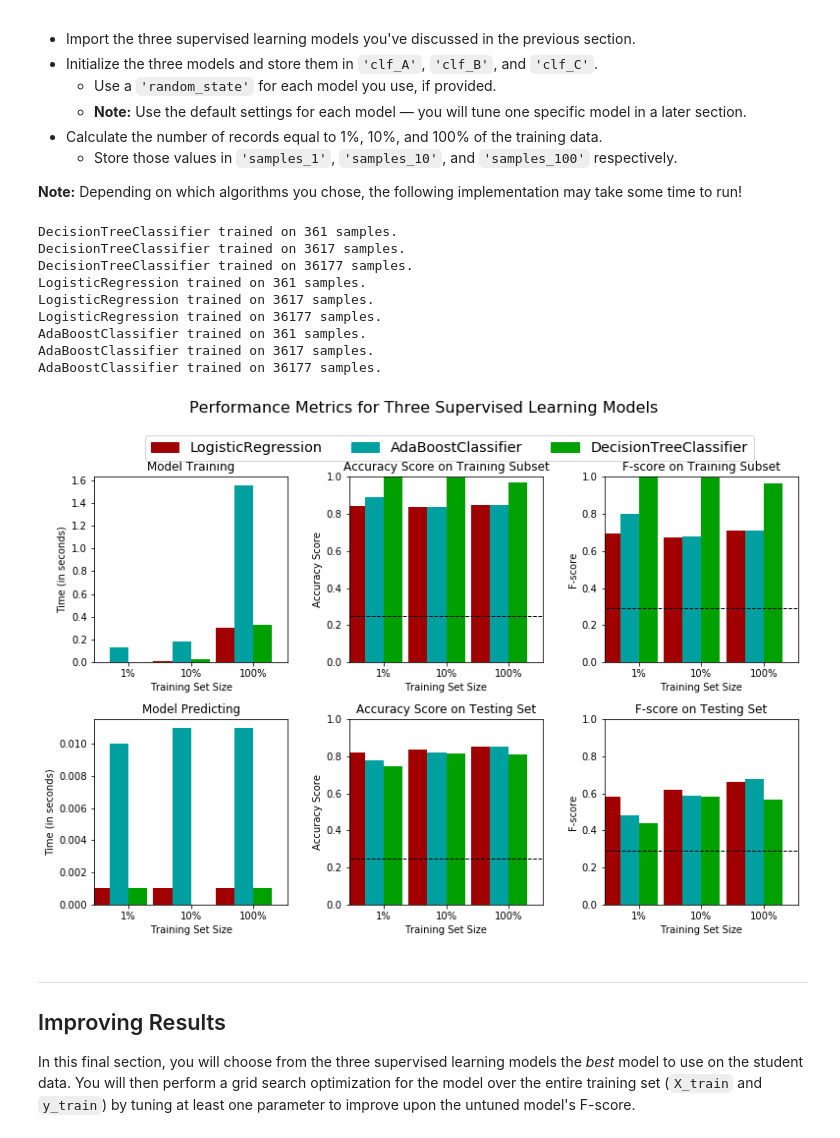
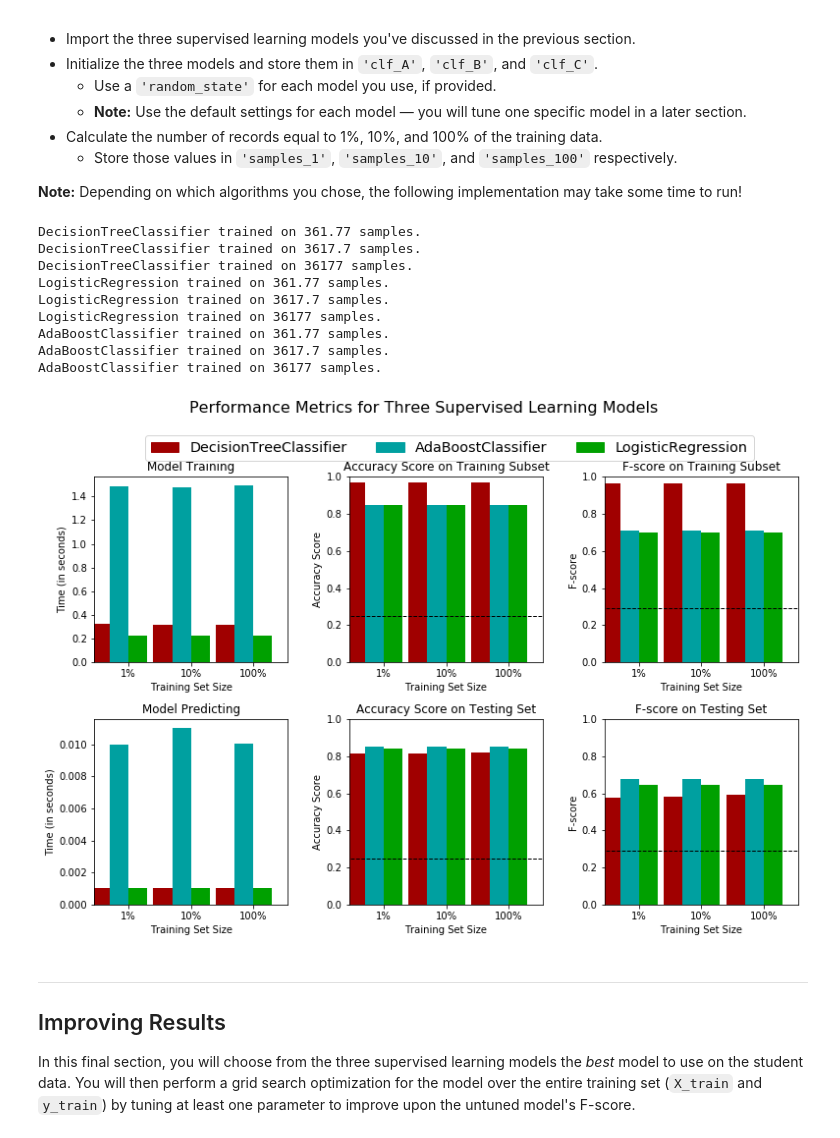
Before and after one commit to rguptabinary/CharityML, a Jupyter notebook: finding_donors.ipynb, the cells around one changed output. Drawn from its saved outputs; the diff is of its cells as text; code cells hidden in the pictures.

```diff
--- a/finding_donors.ipynb
+++ b/finding_donors.ipynb
@@ -209,0 +241,21 @@ Naive Predictor: [Accuracy score: 0.2478, F-score: 0.2917]
+# %%
+'''
+TP = np.sum(income) # Counting the ones as this is the naive case. Note that 'income' is the 'income_raw' data
+encoded to numerical values done in the data preprocessing step.
+FP = income.count() - TP # Specific to the naive case
+
+TN = 0 # No predicted negatives in the naive case
+FN = 0 # No predicted negatives in the naive case
+'''
+# TODO: Calculate accuracy, precision and recall
+accuracy = np.sum(income)/len(income)
+recall = 1
+precision = accuracy
+
+# TODO: Calculate F-score using the formula above for beta = 0.5 and correct values for precision and recall.
+# HINT: The formula above can be written as (1 + beta**2) * (precision * recall) / ((beta**2 * precision) + recall)
+b = 0.5
+fscore = (1 + b**2)*precision*recall/(b**2*precision + recall)
+
+# Print the results
+print("Naive Predictor: [Accuracy score: {:.4f}, F-score: {:.4f}]".format(accuracy, fscore))
@@ -302,42 +414,53 @@ In the code cell, you will need to implement the following:
 **Note:** Depending on which algorithms you chose, the following implementation may take some time to run!
 # %%
 # TODO: Import the three supervised learning models from sklearn
+'''
+Gaussian Naive Bayes (GaussianNB)
+Decision Trees
+Ensemble Methods (Bagging, AdaBoost, Random Forest, Gradient Boosting)
+K-Nearest Neighbors (KNeighbors)
+Support Vector Machines (SVM)
+Logistic Regression
+'''
 from sklearn.tree import DecisionTreeClassifier
 from sklearn.linear_model import LogisticRegression
 from sklearn.ensemble import AdaBoostClassifier
 
 # TODO: Initialize the three models
-clf_A = DecisionTreeClassifier(random_state=1)
-clf_B = LogisticRegression(random_state=1)
-clf_C = AdaBoostClassifier(random_state=1)
+clf_A = DecisionTreeClassifier()
+clf_B = LogisticRegression()
+clf_C = AdaBoostClassifier()
 
 # TODO: Calculate the number of samples for 1%, 10%, and 100% of the training data
-samples_1 = len(X_train)/100
-samples_10 = len(X_train)/10
-samples_100 = len(X_train)
+# HINT: samples_100 is the entire training set i.e. len(y_train)
+# HINT: samples_10 is 10% of samples_100
+# HINT: samples_1 is 1% of samples_100
+samples_100 = len(y_train)
+samples_10 = len(y_train)/10
+samples_1 = len(y_train)/100
 
 # Collect results on the learners
 results = {}
 for clf in [clf_A, clf_B, clf_C]:
     clf_name = clf.__class__.__name__
     results[clf_name] = {}
     for i, samples in enumerate([samples_1, samples_10, samples_100]):
         results[clf_name][i] = \
         train_predict(clf, samples, X_train, y_train, X_test, y_test)
 
 # Run metrics visualization for the three supervised learning models chosen
 vs.evaluate(results, accuracy, fscore)
 # %% [output]
-DecisionTreeClassifier trained on 361 samples.
-DecisionTreeClassifier trained on 3617 samples.
+DecisionTreeClassifier trained on 361.77 samples.
+DecisionTreeClassifier trained on 3617.7 samples.
 DecisionTreeClassifier trained on 36177 samples.
-LogisticRegression trained on 361 samples.
-LogisticRegression trained on 3617 samples.
+LogisticRegression trained on 361.77 samples.
+LogisticRegression trained on 3617.7 samples.
 LogisticRegression trained on 36177 samples.
-AdaBoostClassifier trained on 361 samples.
-AdaBoostClassifier trained on 3617 samples.
+AdaBoostClassifier trained on 361.77 samples.
+AdaBoostClassifier trained on 3617.7 samples.
 AdaBoostClassifier trained on 36177 samples.
-[figure, old version]
+[figure, new version]
 # %% [markdown]
 ----
 ## Improving Results
```
Also changed, not shown: parts of 40 cells of this notebook, 3 other files.
